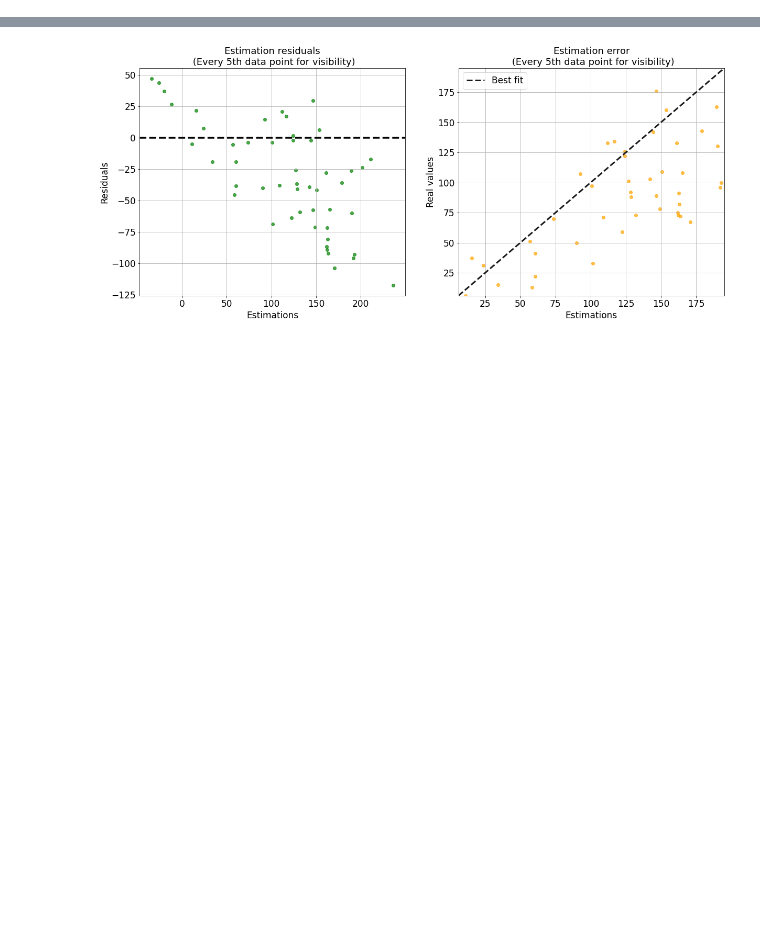
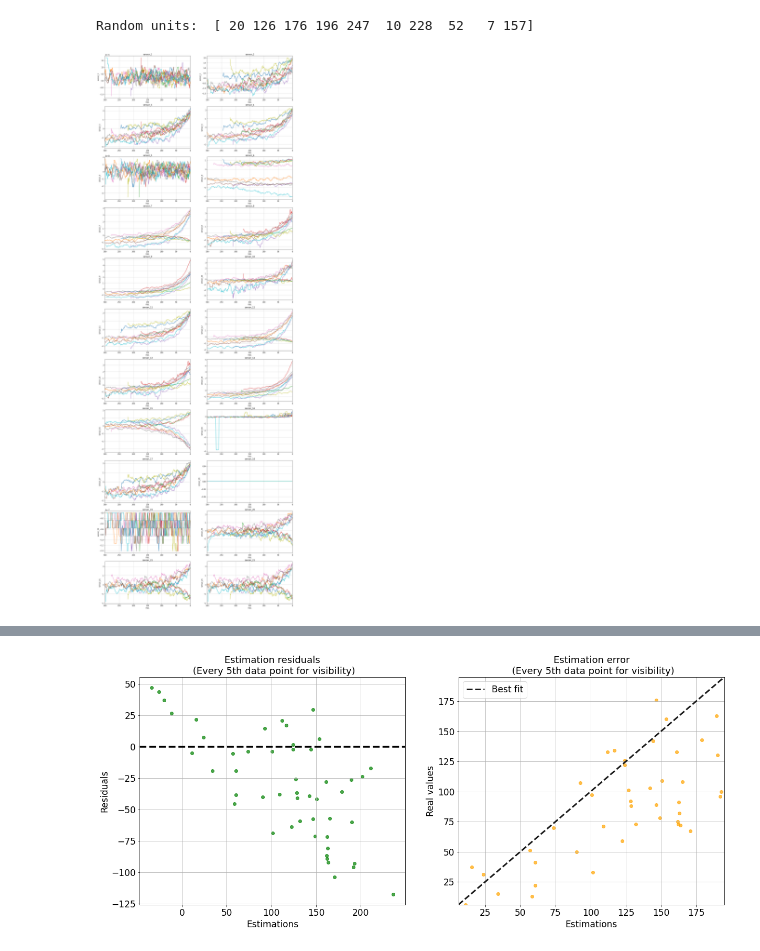
Before and after one commit to TomislavZupanovic/AWSBlackBelt-Capstone, a Jupyter notebook: EDA_notebooks/initial_phase.ipynb, the cells around one changed output, grey strips where cells are left out. Cells and saved outputs as stored; diff of their text form; code cells hidden in the pictures; blank space fills up the shorter version.

```diff
--- a/EDA_notebooks/initial_phase.ipynb
+++ b/EDA_notebooks/initial_phase.ipynb
@@ -105,12 +105,11 @@ def plot_histogram(data: pd.DataFrame, column: str, unit: str = None) -> None:
     plt.xlabel(column)
     plt.show()
 
-def plot_sensors(input_data: pd.DataFrame, sensor_names: list, unit: str = None, condition: int = None) -> None:
-    """ Plots the sensor values for given sensor name over the RUL """
+def plot_sensors(input_data: pd.DataFrame, unit: str = None, condition: int = None) -> None:
+    """ Plots the sensor values for given dataset and specified unit and condition """
     data = input_data.copy()
-    if len(sensor_names) != 4:
-        return "Specify 4 sensor names"
-    fig, axs = plt.subplots(2, 2, figsize=(20,10))
+    sensor_names = [e for e in list(data.columns) if 'sensor_' in e]
+    fig, axs = plt.subplots(len(sensor_names) // 2+1, 2, figsize=(20,60))
     if unit and condition:
         data = data[(data['unit'] == unit) & (data['condition'] == condition)]
     elif unit and not condition:
@@ -124,12 +123,10 @@ def plot_sensors(input_data: pd.DataFrame, sensor_names: list, unit: str = None,
         max_unit = data['unit'].max()
         random_units = np.random.randint(1, max_unit, size=10)
         print('Random units: ', random_units)
-    for i in range(2):
+    for i in range(11):
         for j in range(2):
-            k = 0
-            if i == 1:
-                k = 1
-            sensor_name = sensor_names[j+i+k]
+            idx = j + i * 2 if j + i * 2 <= len(sensor_names)-1 else len(sensor_names)-1
+            sensor_name = sensor_names[idx]
             if unit is None:
                 for unit_number in random_units.tolist():
                     axs[i,j].plot('rul', sensor_name, data=data[data['unit'] == unit_number])
@@ -172,8 +169,10 @@ def plot_condition_stats(conditioned_stats: pd.DataFrame, sensor: str) -> None:
 
 def plot_residuals(pred, real) -> None:
     """ Plots the residual errors between the real and predicted value """
+    # Calculate residual errors
     residuals = real - pred
     fig, axs = plt.subplots(nrows=1, ncols=2, squeeze=True, figsize=(20, 8))
+    # Residuals Errors plot
     axs[0].scatter(x=pred[::5], y=residuals[::5], color='g', alpha=0.7)
     axs[0].axhline(y=0, linestyle='--', color='black', linewidth=3.5)
     axs[0].set_xlabel('Estimations', fontsize=17)
@@ -181,6 +180,7 @@ def plot_residuals(pred, real) -> None:
     axs[0].set_title('Estimation residuals\n (Every 5th data point for visibility)', fontsize=18)
     axs[0].tick_params(axis='both', which='major', labelsize=17)
     axs[0].grid()
+    # Estimation Errors plot
     axs[1].scatter(x=pred[::5], y=real[::5], c='orange', alpha=0.7)
     axs[1].plot([0, 1], [0, 1], transform=axs[1].transAxes, ls="--", c=".1", linewidth=3, label='Best fit')
     axs[1].set_xlabel('Estimations', fontsize=17)
@@ -267,0 +291,5 @@ smoothed_data = smooth_data(standardized_data, window=10)
+# %%
+plot_sensors(smoothed_data)
+# %% [output]
+Random units:  [ 20 126 176 196 247  10 228  52   7 157]
+[figure, added]
```
Also changed, not shown: parts of 14 cells of this notebook.
